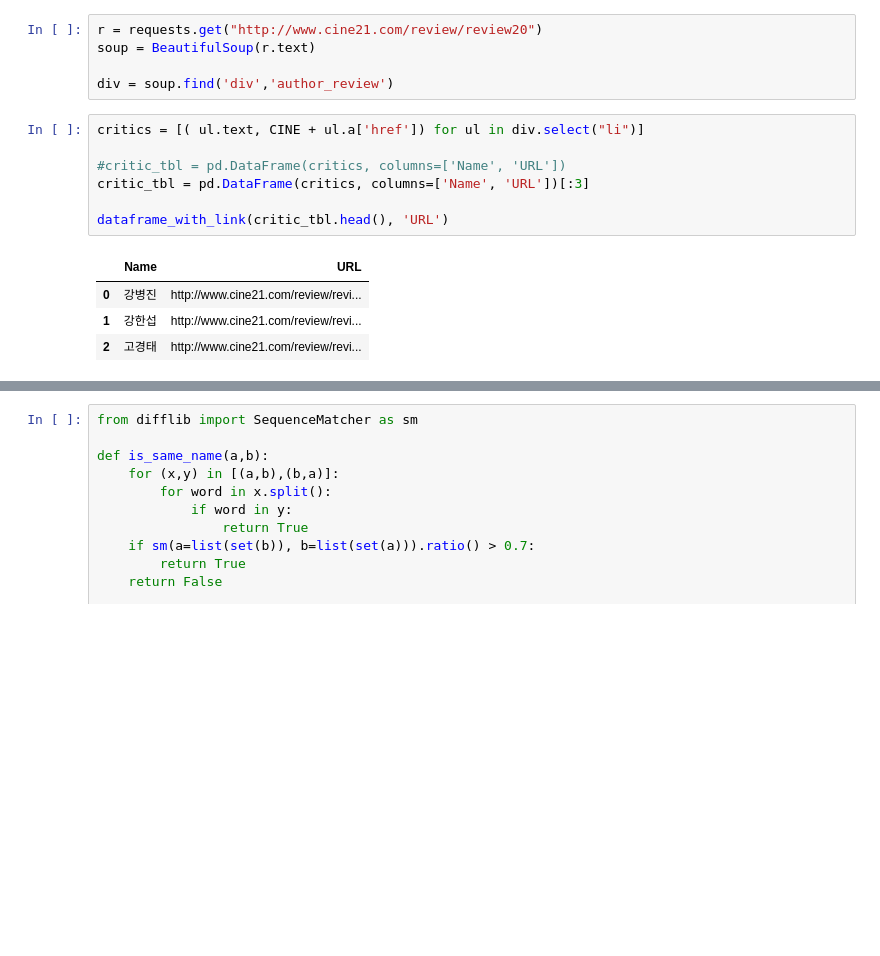
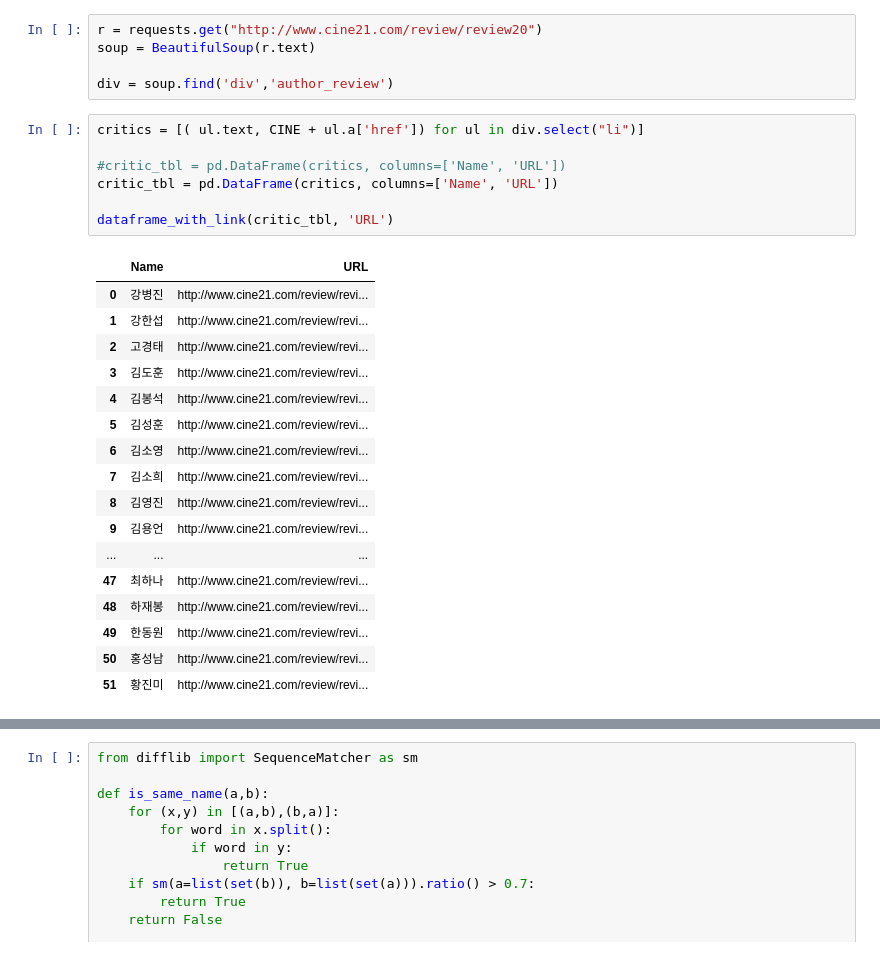
Before and after one commit to carpedm20/notebooks, a Jupyter notebook: All about critics.ipynb, the cells around one changed output, grey strips where cells are left out. Saved outputs shown, nothing was run; the diff lists cells and outputs as text; blank space fills up the shorter version.

```diff
--- a/All about critics.ipynb
+++ b/All about critics.ipynb
@@ -38,15 +38,28 @@ div = soup.find('div','author_review')
 # %%
 critics = [( ul.text, CINE + ul.a['href']) for ul in div.select("li")]
 
 #critic_tbl = pd.DataFrame(critics, columns=['Name', 'URL'])
-critic_tbl = pd.DataFrame(critics, columns=['Name', 'URL'])[:3]
+critic_tbl = pd.DataFrame(critics, columns=['Name', 'URL'])
 
-dataframe_with_link(critic_tbl.head(), 'URL')
+dataframe_with_link(critic_tbl, 'URL')
 # %% [output]
 |  | Name | URL |
 | 0 | 강병진 | http://www.cine21.com/review/revi... |
 | 1 | 강한섭 | http://www.cine21.com/review/revi... |
 | 2 | 고경태 | http://www.cine21.com/review/revi... |
+| 3 | 김도훈 | http://www.cine21.com/review/revi... |
+| 4 | 김봉석 | http://www.cine21.com/review/revi... |
+| 5 | 김성훈 | http://www.cine21.com/review/revi... |
+| 6 | 김소영 | http://www.cine21.com/review/revi... |
+| 7 | 김소희 | http://www.cine21.com/review/revi... |
+| 8 | 김영진 | http://www.cine21.com/review/revi... |
+| 9 | 김용언 | http://www.cine21.com/review/revi... |
+| ... | ... | ... |
+| 47 | 최하나 | http://www.cine21.com/review/revi... |
+| 48 | 하재봉 | http://www.cine21.com/review/revi... |
+| 49 | 한동원 | http://www.cine21.com/review/revi... |
+| 50 | 홍성남 | http://www.cine21.com/review/revi... |
+| 51 | 황진미 | http://www.cine21.com/review/revi... |
 # %%
 from sqlalchemy import create_engine
 from sqlalchemy.orm import scoped_session, sessionmaker
```
Also changed, not shown: parts of 5 cells of this notebook, 1 other file.
